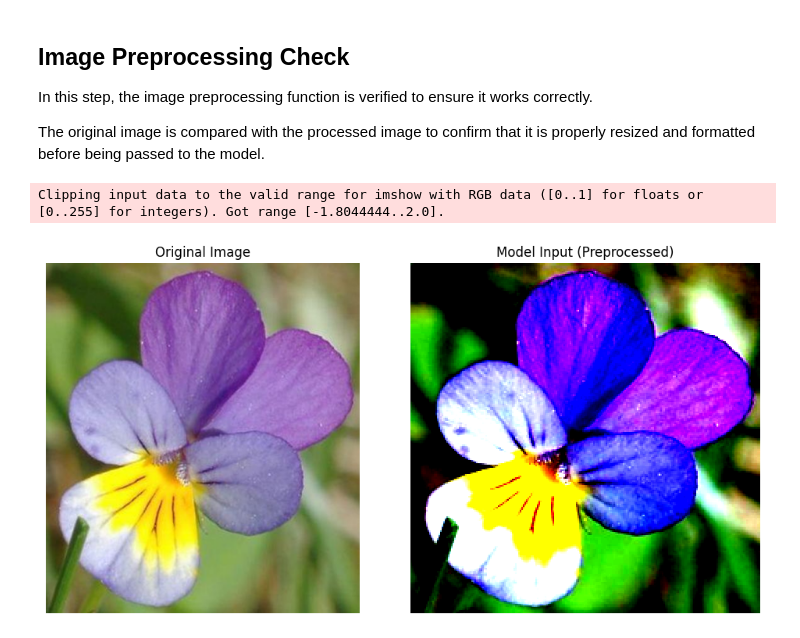
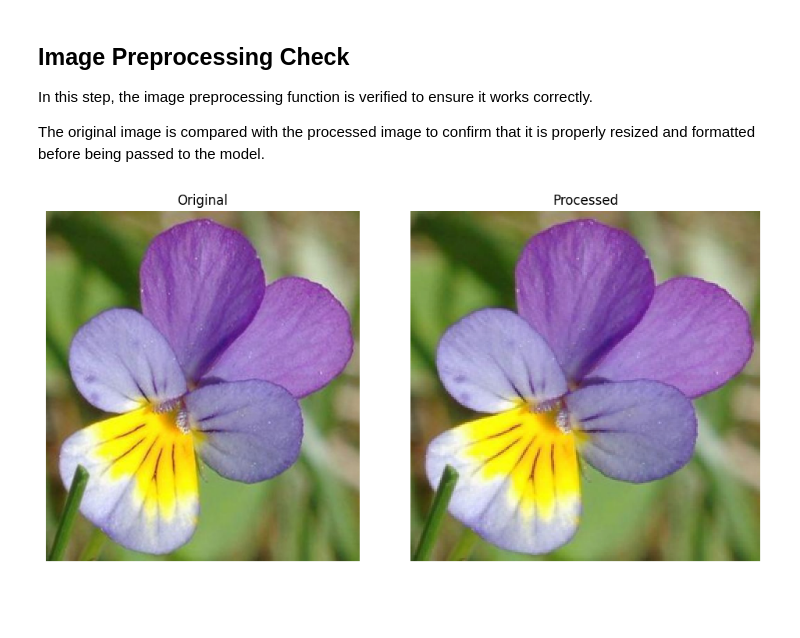
Before and after one commit to Iam-Mak/ml_foundations, a Jupyter notebook: ml_project/flower_image_classification/notebooks/flower_image_classification.ipynb, the cells around one changed output. Drawn from its saved outputs; the diff is of its cells as text; code cells hidden in the pictures; blank space fills up the shorter version.

```diff
--- a/ml_project/flower_image_classification/notebooks/flower_image_classification.ipynb
+++ b/ml_project/flower_image_classification/notebooks/flower_image_classification.ipynb
@@ -510,0 +174,23 @@ def process_image(image_path):
+# %%
+# Sample images with class labels
+fig, axes = plt.subplots(1, 3, figsize=(12, 4))
+
+class_names = train_dataset.classes
+indices = random.sample(range(len(train_dataset)), 3)
+
+mean = np.array([0.485, 0.456, 0.406])
+std = np.array([0.229, 0.224, 0.225])
+
+for i, idx in enumerate(indices):
+    image, label = train_dataset[idx]
+
+    image_np = image.permute(1, 2, 0).numpy()
+    image_np = image_np * std + mean
+    image_np = np.clip(image_np, 0, 1)
+
+    axes[i].imshow(image_np)
+    axes[i].set_title(class_names[label])
+    axes[i].axis("off")
+
+plt.tight_layout()
+plt.show()
@@ -515,32 +499,36 @@ In this step, the image preprocessing function is verified to ensure it works co
 
 The original image is compared with the processed image to confirm that it is properly resized and formatted before being passed to the model.
 # %%
-# Load original image
+from PIL import Image
+import numpy as np
+import torch
+import matplotlib.pyplot as plt
+
+# Original vs processed image
 image_path = '../test_images/wild_pansy.jpg'
 original_image = np.array(Image.open(image_path).convert("RGB"))
 
-# Process image (for model)
 processed_image = process_image(image_path)
 
-# Convert processed image for display (no denormalization)
 image_np = processed_image.squeeze().permute(1, 2, 0).numpy()
 
-# Clip values for safe display
-image_np = np.clip(image_np, -2, 2)
+mean = np.array([0.485, 0.456, 0.406])
+std = np.array([0.229, 0.224, 0.225])
 
-# Plot comparison
+image_np = image_np * std + mean
+image_np = np.clip(image_np, 0, 1)
+
 fig, axes = plt.subplots(1, 2, figsize=(10, 5))
 
 axes[0].imshow(original_image)
-axes[0].set_title("Original Image")
+axes[0].set_title("Original")
 axes[0].axis("off")
 
 axes[1].imshow(image_np)
-axes[1].set_title("Model Input (Preprocessed)")
+axes[1].set_title("Processed")
 axes[1].axis("off")
 
 plt.tight_layout()
 plt.show()
 # %% [output]
-Clipping input data to the valid range for imshow with RGB data ([0..1] for floats or [0..255] for integers). Got range [-1.8044444..2.0].
-[figure, old version]
+[figure, new version]
```
Also changed, not shown: parts of 60 cells of this notebook.
